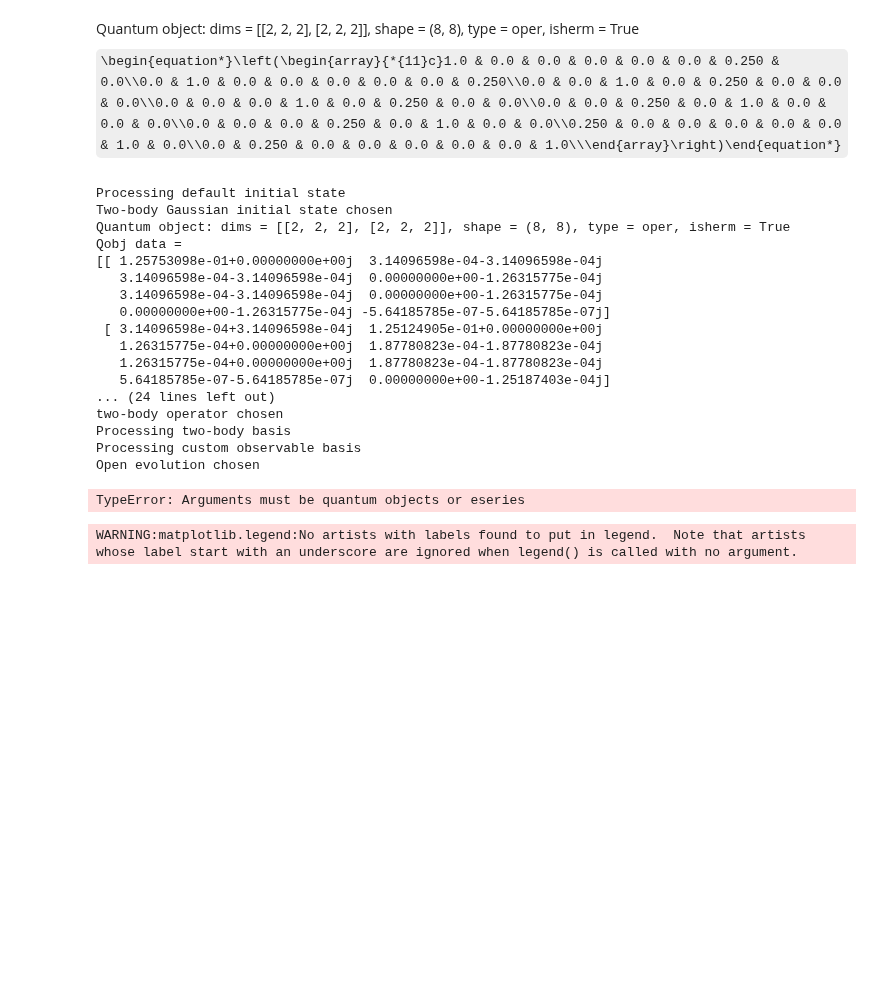
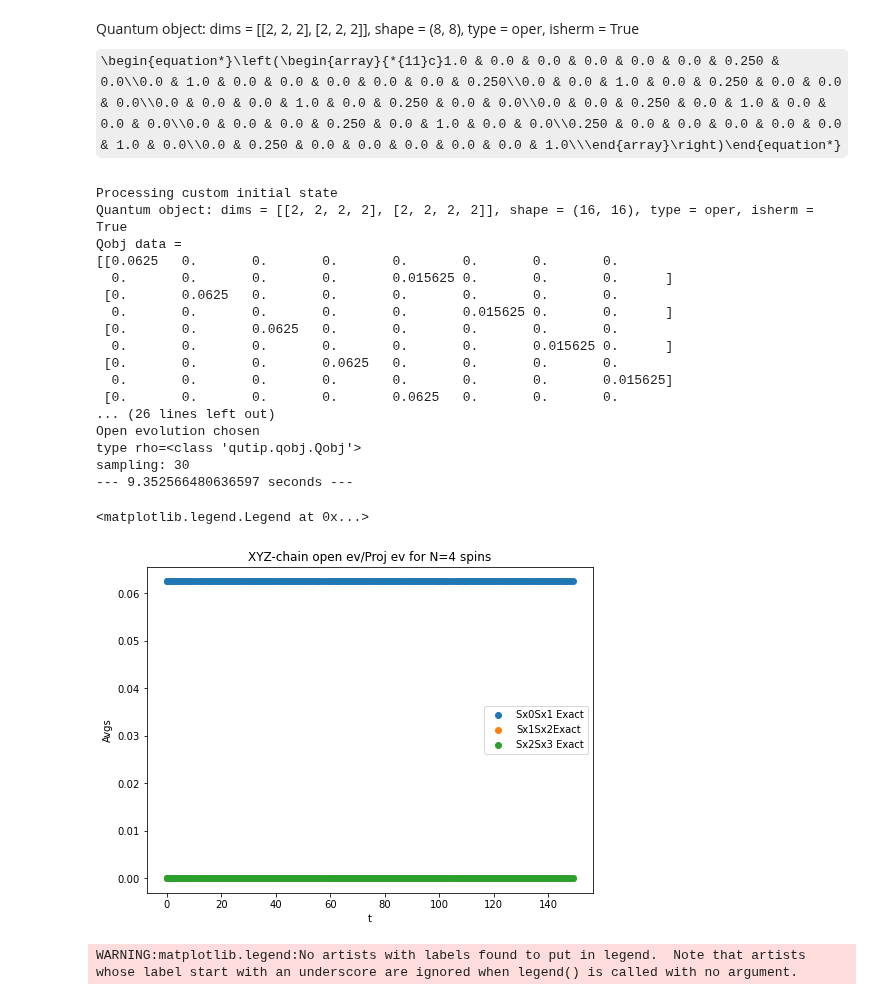
Before and after one commit to tomi-cuentitas/Spin-Chains-, a Jupyter notebook: K-evolution/K-evol.ipynb, the cells around one changed output. Drawn from its saved outputs; the diff is of its cells as text; code cells hidden in the pictures; some formulas as TeX source; blank space fills up the shorter version.

```diff
--- a/K-evolution/K-evol.ipynb
+++ b/K-evolution/K-evol.ipynb
@@ -14,5 +25,5 @@ from IPython.display import display, Math, Latex
 # %%
-N = 3
+N = 4
 
 spin_ops_list = me.one_body_spin_ops(N)
 seed_op1 = Mz = sum(spin_ops_list[3][i] for i in range(N))
@@ -26,9 +37,19 @@ chain_type = "XYZ"
 Hamiltonian_paras = [.1, .15, .2, 1.]
 H_H = me.Heisenberg_Hamiltonian(spin_ops_list, "XYZ", N, False, Hamiltonian_paras)
 
+loc_globalid = qutip.tensor([qutip.qeye(2) for k in range(N)])
+basis = []
+basis.append(loc_globalid)
 basis = me.recursive_basis(N, 4, H_H, seed_op2)
+
+
+
 mk_basis = [.5 * basis[a] + basis[a].dag() for a in range(len(basis))]
 mk_basis = me.base_orth(basis, rho0)
+
+#for i in range(len(mk_basis)):
+#A = [me.mod_HS_inner_prod(mk_basis[3], mk_basis[a], rho0) for a in range(len(mk_basis))]
+#A
 
 # acÃ¡ un temita:
 # 1. yo me defino el estado inicial con algÃºn seed operator
@@ -66,9 +91,8 @@ WARNING:matplotlib.legend:No artists with labels found to put in legend.  Note t
 rhos_at_timet = []
 
 for i in range(len(result)):
-    loc_rho = sum([result[i][a] * mk_basis[a] for a in range(len(mk_basis))])
-    loc_rho.expm()
-    rhos_at_timet.append(loc_rho)
-    loc_rho = 0
+    loc_K = sum([result[i][a] * mk_basis[a] for a in range(len(mk_basis))])
+    rhos_at_timet.append(loc_K.expm())
+    loc_K = 0
 # %%
 for i in range(len(rhos_at_timet)):
@@ -121,60 +165,61 @@ Quantum object: dims = [[2, 2, 2], [2, 2, 2]], shape = (8, 8), type = oper, ishe
 # %%
 start_time = time.time()
 unitary_ev = False; gamma = 3*np.pi**-1
-size = N = 3; gaussian = True; gr = 2; xng = .7
+size = N; gaussian = True; gr = 2; xng = .7
 
 spin_ops_list = me.one_body_spin_ops(size)
 seed_op1 = Mz = sum(spin_ops_list[3][i] for i in range(size))
 seed_op2 = Sx0Sx1 = spin_ops_list[1][0]*spin_ops_list[1][0+1] + spin_ops_list[1][1]*spin_ops_list[1][0]
 
 NN_interactions_on_x = [spin_ops_list[1][a]*spin_ops_list[1][a+1] for a in range(N-1)]
 NN_interactions_on_x + [spin_ops_list[1][N-1]*spin_ops_list[1][0]]
 
 obs_basis = NN_interactions_on_x
 rho0 = (qutip.tensor([qutip.qeye(2) for k in range(N)]) + .5*seed_op2)
 rho0 = rho0/rho0.tr()
 
 chain_type = "XYZ"
 
-title, ev_paras, resultsB = me.spin_chain_ev(size = size, init_state = None, chain_type = chain_type,
+title, ev_paras, resultsB = me.spin_chain_ev(size = size, init_state = rho0, chain_type = chain_type,
                                              Hamiltonian_paras = Hamiltonian_paras, omega_1=3., omega_2=3.,
                                              temp=1, tmax = 150, deltat = 1, two_body_basis = True,
                                              unitary_ev = unitary_ev, gamma = gamma, gaussian = gaussian,
                                              gr = gr, xng = xng, obs_basis = obs_basis, do_project = False)
 
 print("--- %s seconds ---" % (time.time() - start_time))
 
 ev_paras["Time elapsed"] = time.time() - start_time
 
 plt.figure(figsize=(8, 6))
-plot_labels = ["Sx0Sx1 ", "Sx1Sx2", "Sx2Sx3 ", "Sx3Sx0 "]
+plot_labels = ["Sx0Sx1 ", "Sx1Sx2 ", "Sx2Sx3 ", "Sx3Sx0 "]
 
-for n in range(N):
-    plt.scatter(resultsB["ts"], resultsB["averages"][:,n+1], label=plot_labels[n] + "Exact")
+for n in range(N-1):
+    plt.scatter(resultsB["ts"], resultsB["averages"][:,n], label=plot_labels[n] + "Exact")
 
 plt.xlabel("t")
 plt.ylabel("Avgs")
 plt.title(title)
 plt.legend()
 # %% [output]
-Processing default initial state
-Two-body Gaussian initial state chosen
-Quantum object: dims = [[2, 2, 2], [2, 2, 2]], shape = (8, 8), type = oper, isherm = True
+Processing custom initial state
+Quantum object: dims = [[2, 2, 2, 2], [2, 2, 2, 2]], shape = (16, 16), type = oper, isherm = True
 Qobj data =
-[[ 1.25753098e-01+0.00000000e+00j  3.14096598e-04-3.14096598e-04j
-   3.14096598e-04-3.14096598e-04j  0.00000000e+00-1.26315775e-04j
-   3.14096598e-04-3.14096598e-04j  0.00000000e+00-1.26315775e-04j
-   0.00000000e+00-1.26315775e-04j -5.64185785e-07-5.64185785e-07j]
- [ 3.14096598e-04+3.14096598e-04j  1.25124905e-01+0.00000000e+00j
-   1.26315775e-04+0.00000000e+00j  1.87780823e-04-1.87780823e-04j
-   1.26315775e-04+0.00000000e+00j  1.87780823e-04-1.87780823e-04j
-   5.64185785e-07-5.64185785e-07j  0.00000000e+00-1.25187403e-04j]
-... (24 lines left out)
-two-body operator chosen
-Processing two-body basis
-Processing custom observable basis
+[[0.0625   0.       0.       0.       0.       0.       0.       0.
+  0.       0.       0.       0.       0.015625 0.       0.       0.      ]
+ [0.       0.0625   0.       0.       0.       0.       0.       0.
+  0.       0.       0.       0.       0.       0.015625 0.       0.      ]
+ [0.       0.       0.0625   0.       0.       0.       0.       0.
+  0.       0.       0.       0.       0.       0.       0.015625 0.      ]
+ [0.       0.       0.       0.0625   0.       0.       0.       0.
+  0.       0.       0.       0.       0.       0.       0.       0.015625]
+ [0.       0.       0.       0.       0.0625   0.       0.       0.
+... (26 lines left out)
 Open evolution chosen
+type rho=<class 'qutip.qobj.Qobj'>
+sampling: 30
+--- 9.352566480636597 seconds ---
-TypeError: Arguments must be quantum objects or eseries
+<matplotlib.legend.Legend at 0x...>
+[figure, added]
 # %%
 ### VersiÃ³n vieja con errores
 
```
Also changed, not shown: parts of 5 cells of this notebook.
